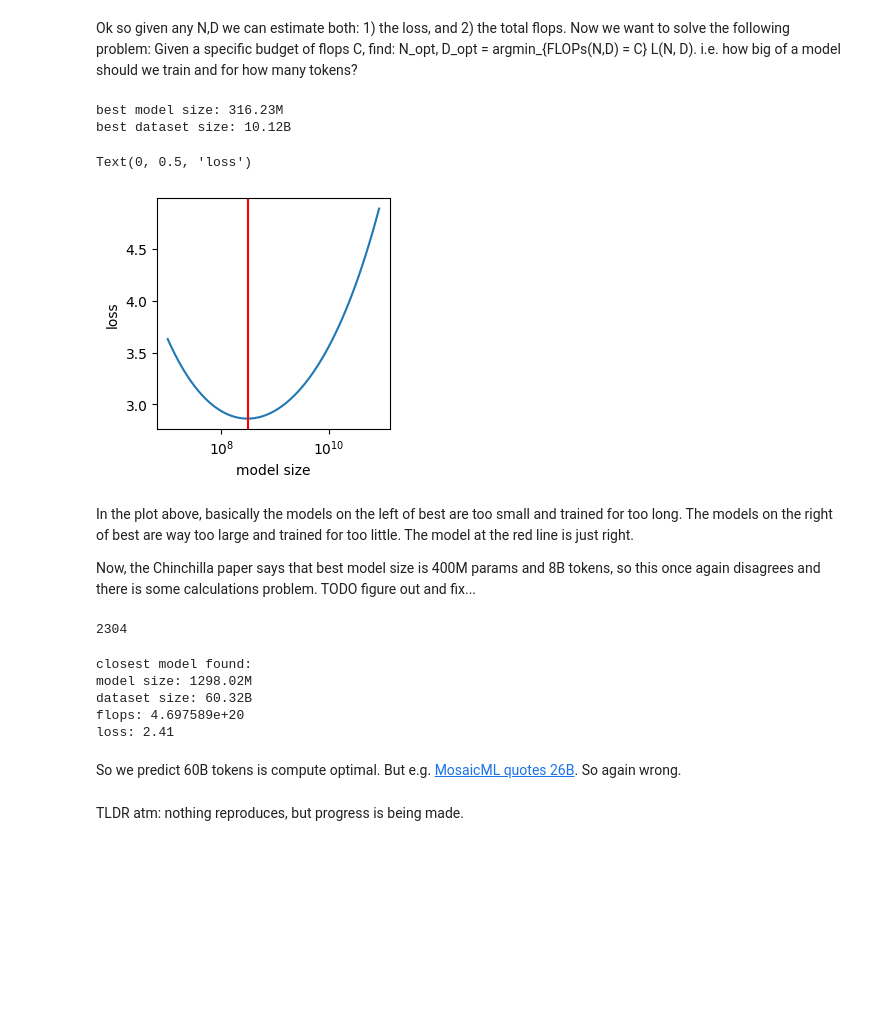
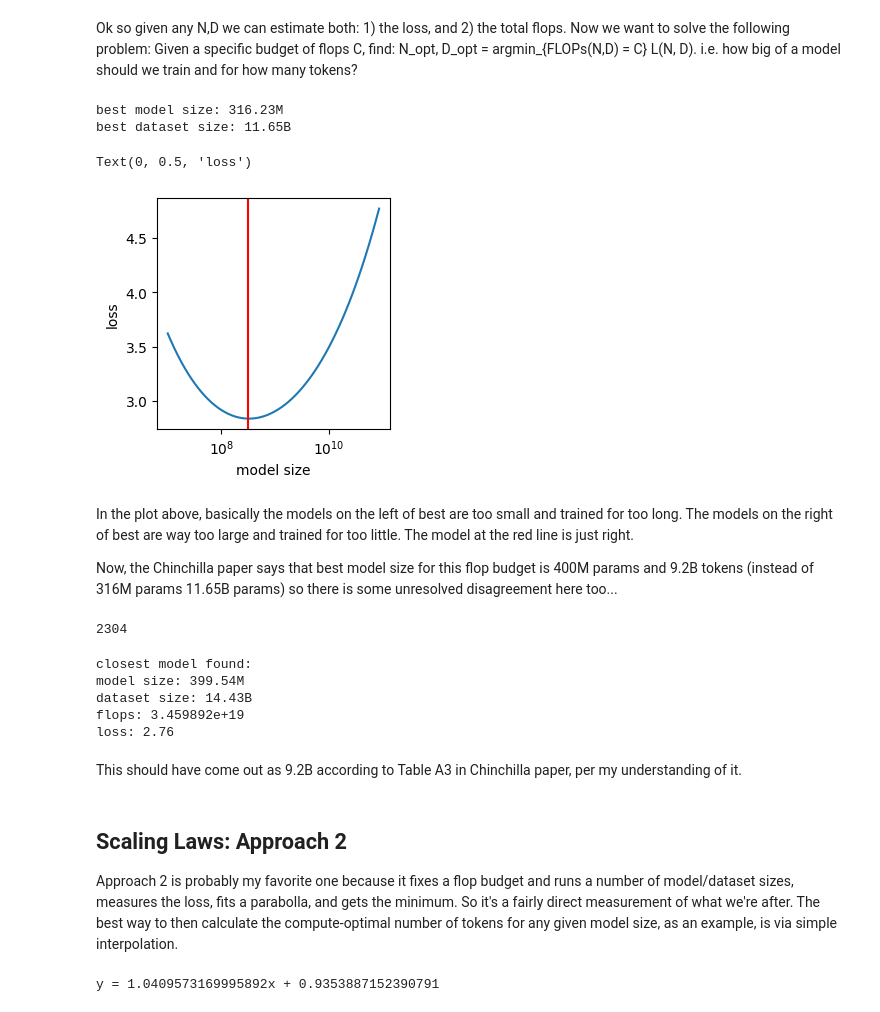
Before and after one commit to karpathy/nanoGPT, a Jupyter notebook: scaling_laws.ipynb, the cells around one changed output. Cells and saved outputs as stored; diff of their text form; code cells hidden in the pictures; blank space fills up the shorter version.

Commit message:
more scaling laws, clarification, and add simple interpolation of Approach 2

```diff
--- a/scaling_laws.ipynb
+++ b/scaling_laws.ipynb
@@ -61,7 +61,7 @@ chilchilla_models[0] # tuples of params, d_model, ffw_size, kv_size, n_heads, n_
 # %% [output]
 [44000000.0, 512, 2048, 64, 8, 8]
 # %%
-for m in chilchilla_models:
+for m in chilchilla_models[-5:]: # only print last 5 models of the table
     p, d, f, k, h, l = m
     nparams = chinchilla_params(seq_len = 1024, vocab_size = 32000, d_model = d, num_heads = h, num_layers = l, ffw_size=f)
     print(f"our estimated params: {nparams/1e6:.4f}M, chinchilla params: {p/1e6:.4f}M, d_model: {d}, n_heads: {h}, n_layers: {l}")
@@ -226,34 +216,35 @@ plt.colorbar()
 # %% [markdown]
 Ok so given any N,D we can estimate both: 1) the loss, and 2) the total flops. Now we want to solve the following problem: Given a specific budget of flops C, find: N_opt, D_opt = argmin_{FLOPs(N,D) = C} L(N, D). i.e. how big of a model should we train and for how many tokens?
 # %%
-c = 1.92e19 # target compute budget (usually know this because we know how many GPU for how long go brrr)
+c = 2.21e19 # target compute budget (usually know this because we know how many GPU for how long go brrr)
+# (I got this flop number from row 1 of Table A3)
 # sweep model sizes from 10M to 100B
 ns = 10 ** np.arange(7, 11, step=2**-4)
 # using C = 6*N*D, solve for D that maintains the compute budget c
 ds = c / (6 * ns)
 # evaluate the loss in each case
 losses = L(ns, ds)
 # find the argmin
 best = np.argmin(losses)
 print(f"best model size: {ns[best]/1e6:.2f}M")
 print(f"best dataset size: {ds[best]/1e9:.2f}B")
 # plot the loss
 plt.figure(figsize=(3,3))
 plt.plot(ns, losses)
 plt.xscale('log')
 # plot a vertical bar at the best model size
 plt.axvline(ns[best], color='red')
 plt.xlabel('model size')
 plt.ylabel('loss')
 # %% [output]
 best model size: 316.23M
-best dataset size: 10.12B
+best dataset size: 11.65B
 Text(0, 0.5, 'loss')
-[figure, old version]
+[figure, new version]
 # %% [markdown]
 In the plot above, basically the models on the left of best are too small and trained for too long. The models on the right of best are way too large and trained for too little. The model at the red line is just right.
 
-Now, the Chinchilla paper says that best model size is 400M params and 8B tokens, so this once again disagrees and there is some calculations problem. TODO figure out and fix...
+Now, the Chinchilla paper says that best model size for this flop budget is 400M params and 9.2B tokens (instead of 316M params 11.65B params) so there is some unresolved disagreement here too...
 # %%
 # Calculate the Chinchilla optimal models for a range of compute budgets
 
@@ -275,7 +266,7 @@ len(models)
 # %% [output]
 2304
 # %%
-query_model_size = 1.3e9 # GPT-3 size
+query_model_size = 400e6
 ns = np.array([n for c, n, d in models])
 ds = np.array([d for c, n, d in models])
 # find the index of the closest model size in ns
@@ -288,11 +279,13 @@ print(f"flops: {6*ns[ix]*ds[ix]:e}")
 print(f"loss: {L(ns[ix], ds[ix]):.2f}")
 # %% [output]
 closest model found:
-model size: 1298.02M
-dataset size: 60.32B
-flops: 4.697589e+20
-loss: 2.41
+model size: 399.54M
+dataset size: 14.43B
+flops: 3.459892e+19
+loss: 2.76
-# %% [markdown]
-So we predict 60B tokens is compute optimal. But e.g. [MosaicML quotes 26B](https://t.co/HyEvCqP70C). So again wrong.
-# %% [markdown]
-TLDR atm: nothing reproduces, but progress is being made.
+# %% [markdown]
+This should have come out as 9.2B according to Table A3 in Chinchilla paper, per my understanding of it.
+# %% [markdown]
+## Scaling Laws: Approach 2
+
+Approach 2 is probably my favorite one because it fixes a flop budget and runs a number of model/dataset sizes, measures the loss, fits a parabolla, and gets the minimum. So it's a fairly direct measurement of what we're after. The best way to then calculate the compute-optimal number of tokens for any given model size, as an example, is via simple interpolation.
@@ -298,0 +320,10 @@ TLDR atm: nothing reproduces, but progress is being made.
+# %%
+# fit a line by linear regression to the raw data
+import numpy as np
+x = np.array([np.log10(x[0]) for x in raw])
+y = np.array([np.log10(x[1]) for x in raw])
+A = np.vstack([x, np.ones(len(x))]).T
+m, c = np.linalg.lstsq(A, y, rcond=None)[0]
+print(f"y = {m}x + {c}")
+# %% [output]
+y = 1.0409573169995892x + 0.9353887152390791
```
Also changed, not shown: parts of 9 cells of this notebook.
